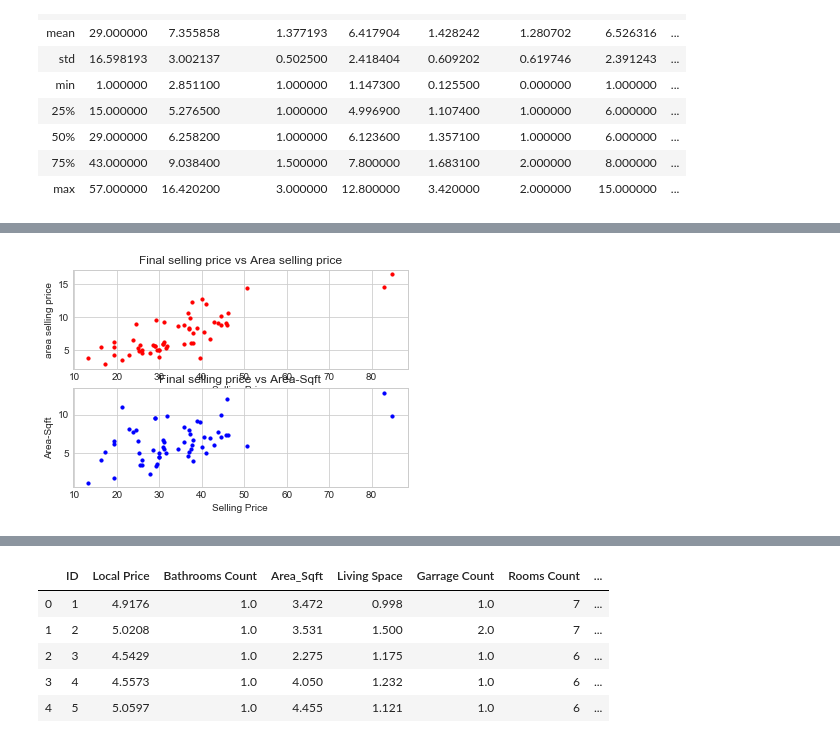
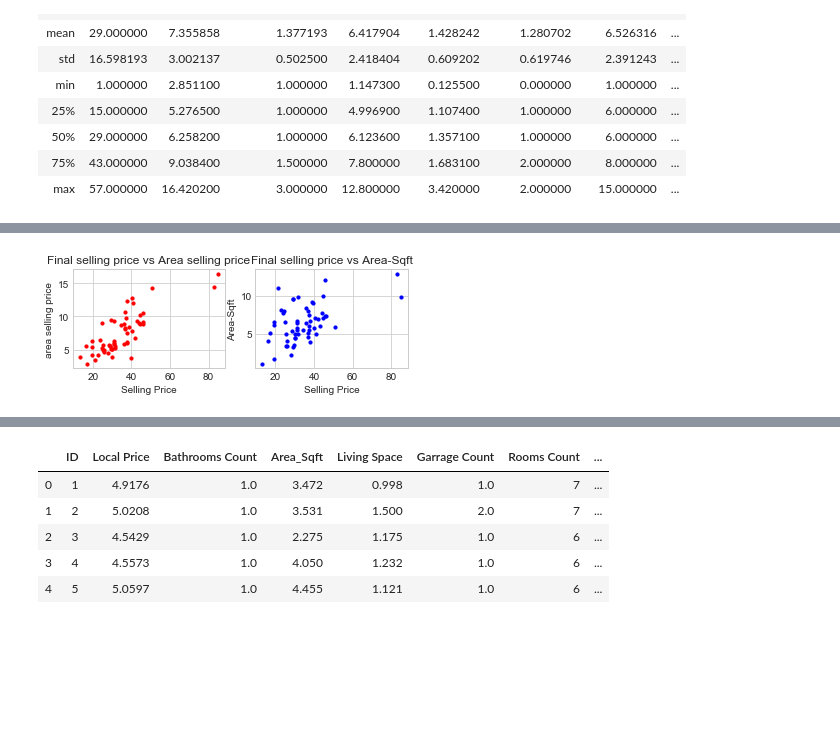
Before and after one commit to dip808381/InsAnalytics-Project-, a Jupyter notebook: household.project.ipynb, the cells around one changed output, grey strips where cells are left out. Saved outputs shown, nothing was run; the diff lists cells and outputs as text; code cells hidden in the pictures; blank space fills up the shorter version.

```diff
--- a/household.project.ipynb
+++ b/household.project.ipynb
@@ -36,22 +77,22 @@ dataset.describe()
 # %%
 # Problem 1(a)
 # Plotting the Area Selling Price and Local Price data
 plt.style.use('seaborn-whitegrid')
 plt.figure()
-plt.subplot(2,1,1)
+plt.subplot(2,2,1)
 plt.scatter(dataset['Selling Price'], dataset['Local Price'], marker='o',s=10, color = 'r')
 plt.xlabel('Selling Price')
 plt.ylabel('area selling price')
 plt.title('Final selling price vs Area selling price')
 # Plotting the Area Selling Price and Area_Sqft
-plt.subplot(2,1,2)
+plt.subplot(2,2,2)
 plt.scatter(dataset['Selling Price'], dataset['Area_Sqft'], marker='o',s =10, color = 'blue')
 plt.xlabel('Selling Price')
 plt.ylabel('Area-Sqft')
 plt.title('Final selling price vs Area-Sqft')
 plt.show()
 # %% [output]
-[figure, old version]
+[figure, new version]
 # %%
 # The correlation between local price and selling price is 0.79 (So, there is a positive correlation between two variables)
 # The correlation between Area_Sqft and selling price is 0.51 (So, there is also a positive correlation between two variables)
```
Also changed, not shown: parts of 5 cells of this notebook.
